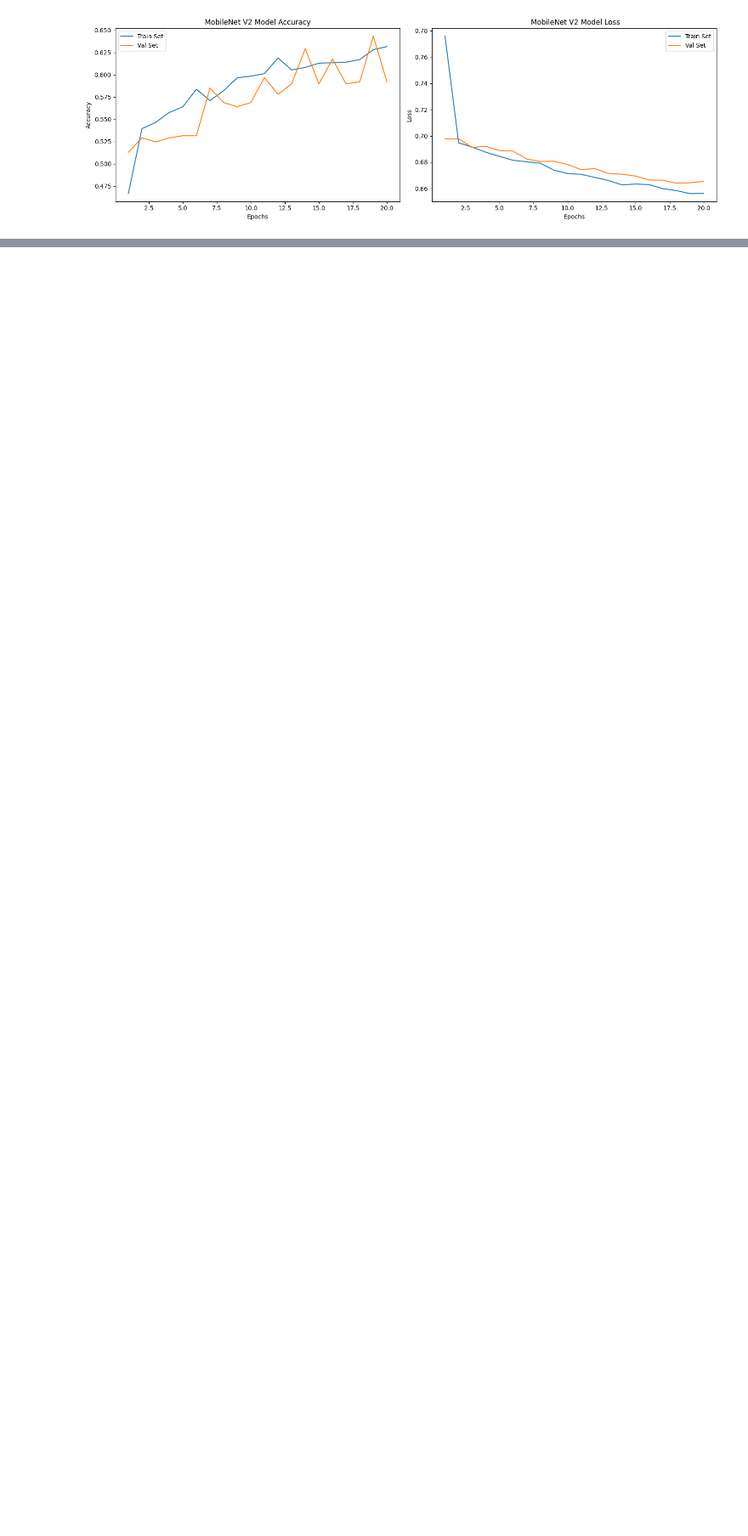
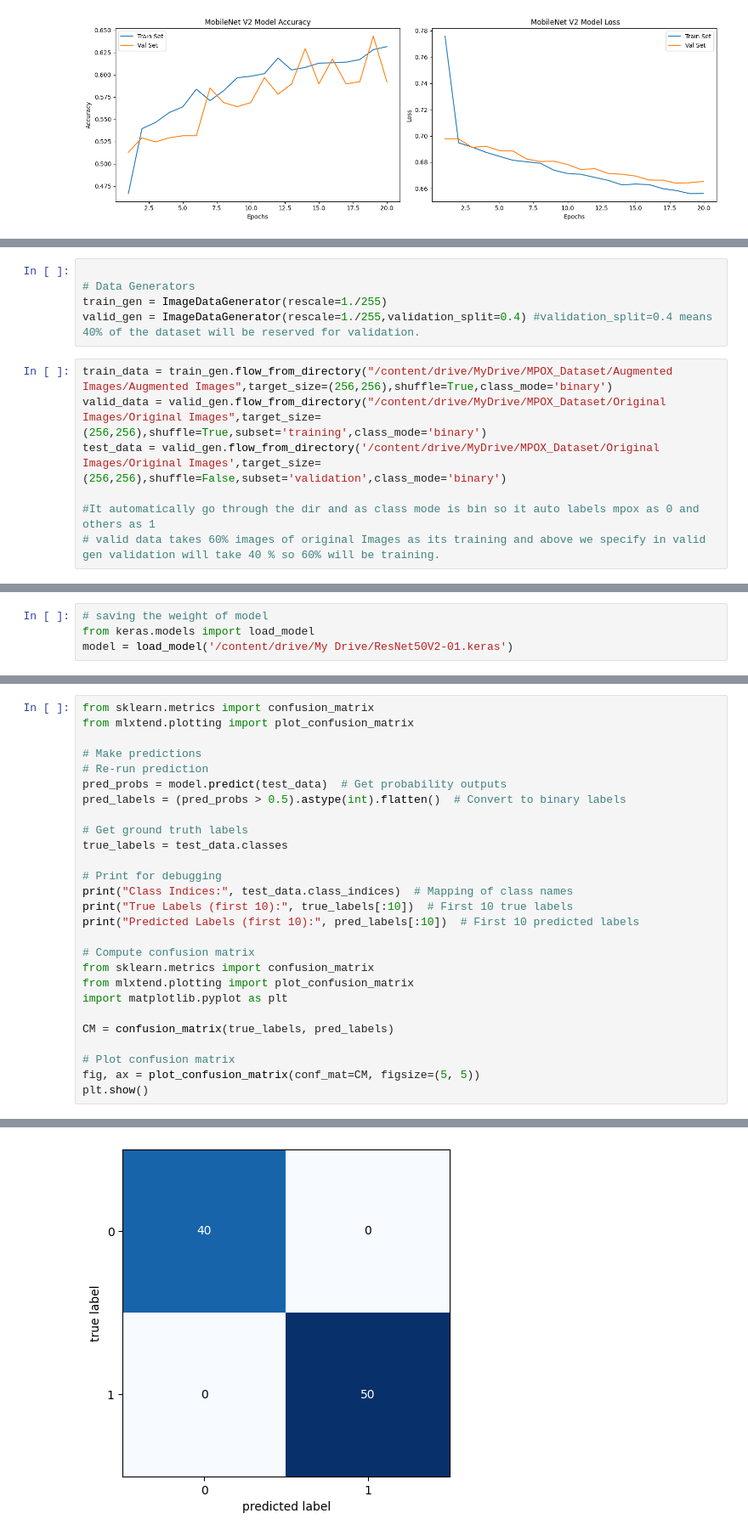
Before and after one commit to Dipu34/MonkeyPox_Prediction_CNN, a Jupyter notebook: PROJECT_MPOX.ipynb, the cells around one changed output, grey strips where cells are left out. Shown at 85% size. Drawn from its saved outputs; the diff is of its cells as text; blank space fills up the shorter version.

Commit message:
Created ResNET50 V2 model whose accuracy is 97% for unseen data

```diff
--- a/PROJECT_MPOX.ipynb
+++ b/PROJECT_MPOX.ipynb
@@ -1083,0 +1104,12 @@ weighted avg       0.71      0.71      0.69       420
+# %%
+
+# Data Generators
+train_gen = ImageDataGenerator(rescale=1./255)
+valid_gen = ImageDataGenerator(rescale=1./255,validation_split=0.4) #validation_split=0.4 means 40% of the dataset will be reserved for validation.
+# %%
+train_data = train_gen.flow_from_directory("/content/drive/MyDrive/MPOX_Dataset/Augmented Images/Augmented Images",target_size=(256,256),shuffle=True,class_mode='binary')
+valid_data = valid_gen.flow_from_directory("/content/drive/MyDrive/MPOX_Dataset/Original Images/Original Images",target_size=(256,256),shuffle=True,subset='training',class_mode='binary')
+test_data = valid_gen.flow_from_directory('/content/drive/MyDrive/MPOX_Dataset/Original Images/Original Images',target_size=(256,256),shuffle=False,subset='validation',class_mode='binary')
+
+#It automatically go through the dir and as class mode is bin so it auto labels mpox as 0 and others as 1
+# valid data takes 60% images of original Images as its training and above we specify in valid gen validation will take 40 % so 60% will be training.
@@ -1083,0 +1215,4 @@ weighted avg       0.71      0.71      0.69       420
+# %%
+# saving the weight of model
+from keras.models import load_model
+model = load_model('/content/drive/My Drive/ResNet50V2-01.keras')
@@ -1083,0 +1236,28 @@ weighted avg       0.71      0.71      0.69       420
+# %%
+from sklearn.metrics import confusion_matrix
+from mlxtend.plotting import plot_confusion_matrix
+
+# Make predictions
+# Re-run prediction
+pred_probs = model.predict(test_data)  # Get probability outputs
+pred_labels = (pred_probs > 0.5).astype(int).flatten()  # Convert to binary labels
+
+# Get ground truth labels
+true_labels = test_data.classes
+
+# Print for debugging
+print("Class Indices:", test_data.class_indices)  # Mapping of class names
+print("True Labels (first 10):", true_labels[:10])  # First 10 true labels
+print("Predicted Labels (first 10):", pred_labels[:10])  # First 10 predicted labels
+
+# Compute confusion matrix
+from sklearn.metrics import confusion_matrix
+from mlxtend.plotting import plot_confusion_matrix
+import matplotlib.pyplot as plt
+
+CM = confusion_matrix(true_labels, pred_labels)
+
+# Plot confusion matrix
+fig, ax = plot_confusion_matrix(conf_mat=CM, figsize=(5, 5))
+plt.show()
+# %% [output]
@@ -1083,0 +1268 @@ weighted avg       0.71      0.71      0.69       420
+[figure, added]
```
Also changed, not shown: parts of 28 cells of this notebook.
